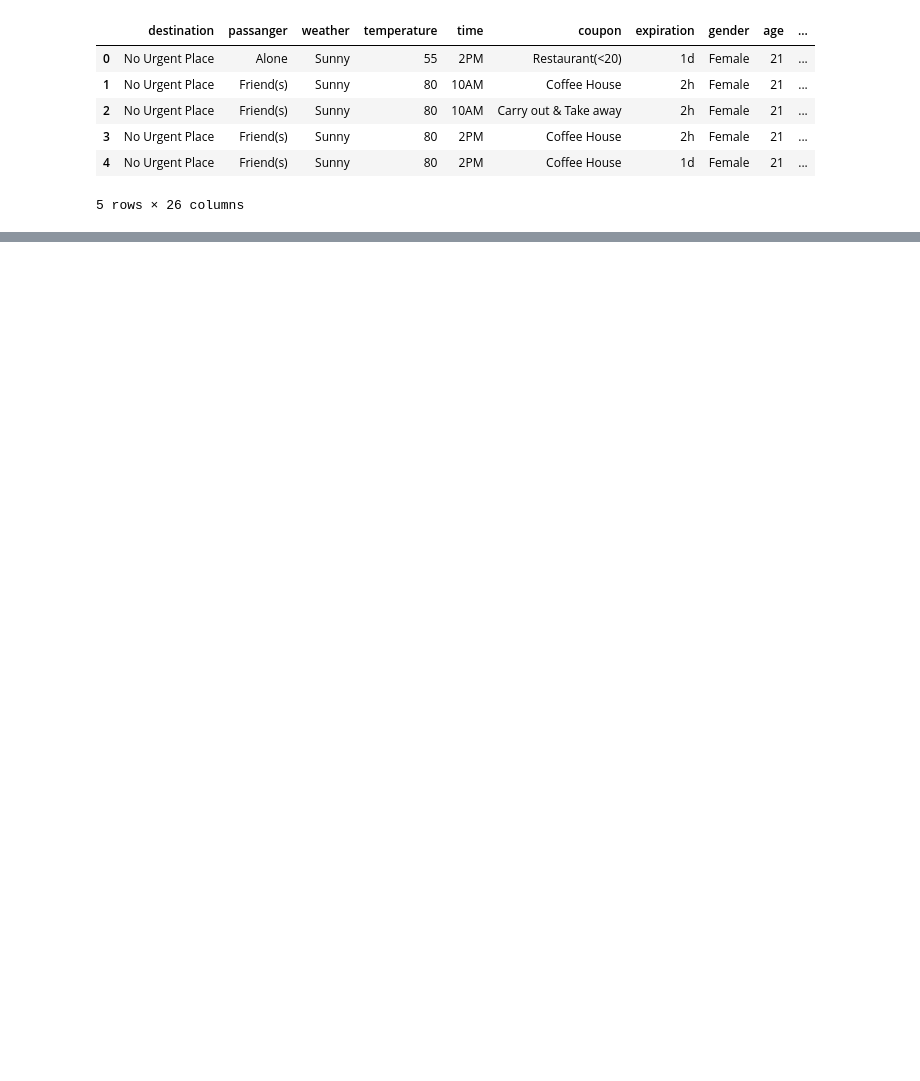
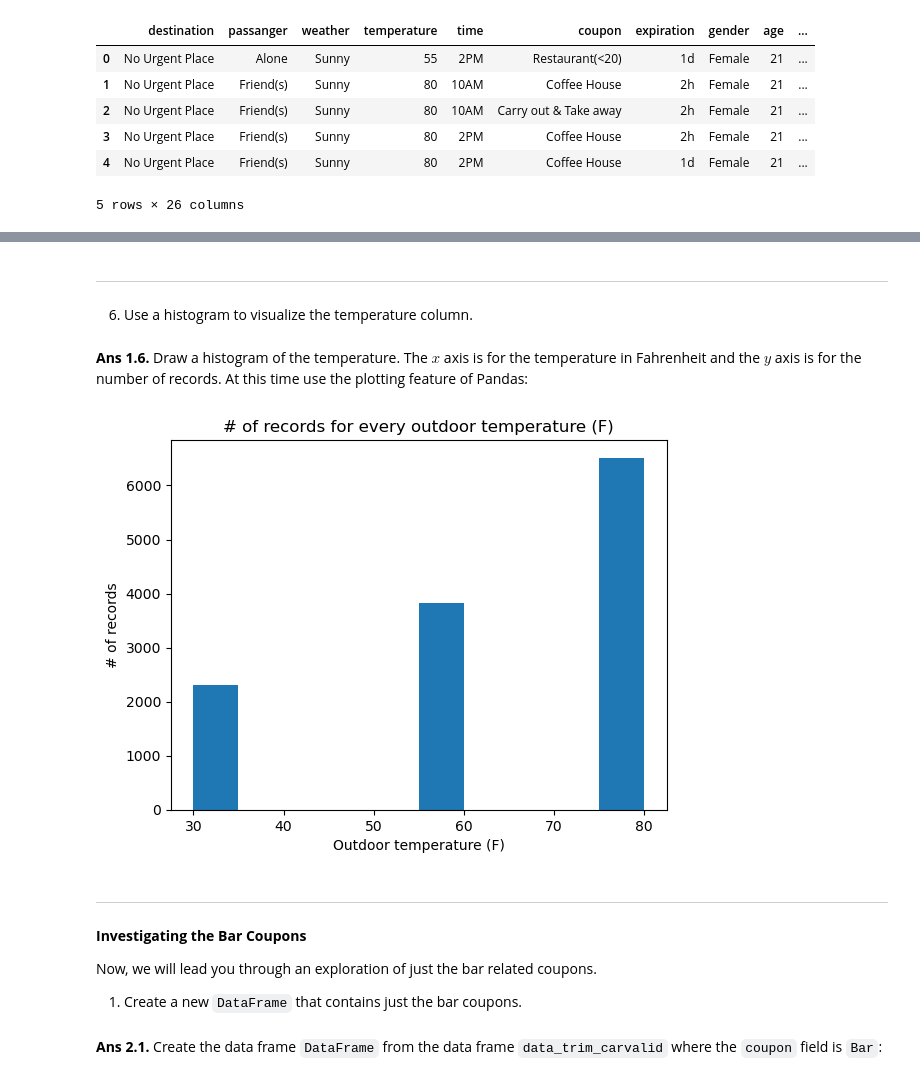
Before and after one commit to Nathan-Oyama-Personal/berkeley-ai, a Jupyter notebook: module05/module05-nathan-oyama.ipynb, the cells around one changed output, grey strips where cells are left out. Saved outputs shown, nothing was run; the diff lists cells and outputs as text; code cells hidden in the pictures; blank space fills up the shorter version.

```diff
--- a/module05/module05-nathan-oyama.ipynb
+++ b/module05/module05-nathan-oyama.ipynb
@@ -39,0 +396,29 @@ dtype: int64
+# %% [markdown]
+---
+# %% [markdown]
+6. Use a histogram to visualize the temperature column.
+# %% [markdown]
+**Ans 1.6.** Draw a histogram of the temperature. The $x$ axis is for the temperature in Fahrenheit and the $y$ axis is for the number of records. At this time use the plotting feature of Pandas:
+# %%
+# data_trim_carvalid[['temperature']].hist()
+data_trim_carvalid[['temperature']].plot(\
+    kind='hist',
+    title="# of records for every outdoor temperature (F)",
+    xlabel="Outdoor temperature (F)",
+    ylabel="# of records",
+    legend=False
+    )
+
+plt.show()
+# %% [output]
+[figure, added]
+# %% [markdown]
+---
+# %% [markdown]
+**Investigating the Bar Coupons**
+
+Now, we will lead you through an exploration of just the bar related coupons.
+
+1. Create a new `DataFrame` that contains just the bar coupons.
+# %% [markdown]
+**Ans 2.1.** Create the data frame `DataFrame` from the data frame `data_trim_carvalid` where the `coupon` field is `Bar`:
```
Also changed, not shown: parts of 124 cells of this notebook.
